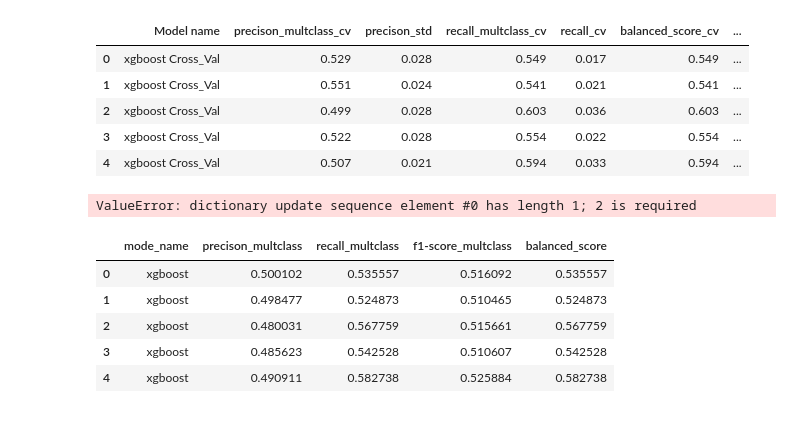
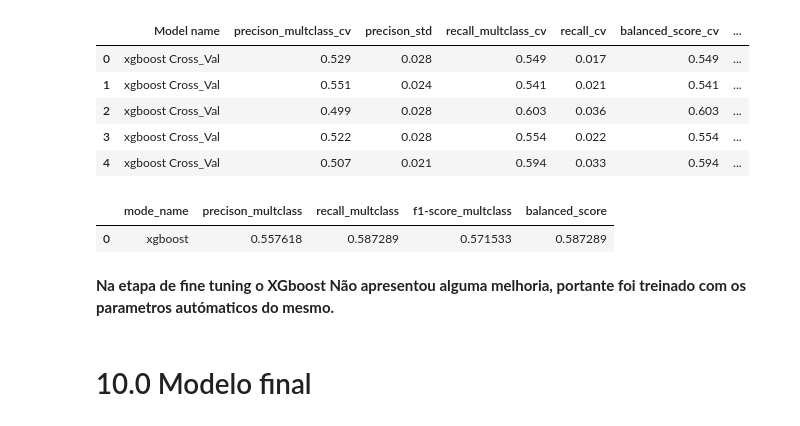
Before and after one commit to lavinomenezes/desafio_indicium, a Jupyter notebook: notebooks/desafio_indicium_lm_v07_fine tuning.ipynb, the cells around one changed output. Drawn from its saved outputs; the diff is of its cells as text; code cells hidden in the pictures.

Commit message:
'predictions'

```diff
--- a/notebooks/desafio_indicium_lm_v07_fine tuning.ipynb
+++ b/notebooks/desafio_indicium_lm_v07_fine tuning.ipynb
@@ -235,27 +235,16 @@ best_paramns = {'colsample_bytree': 0.7336051564716887, 'max_depth': 3.0, 'min_c
 sample_weights = class_weight.compute_sample_weight(class_weight='balanced',y=y_train)
 # %%
 # #model
-aux_df = pd.DataFrame()
-for i in best_paramns:
-    best_paramns = dict(i)
-    xgb_model_final = xgb.XGBClassifier(n_estimators =int(best_paramns['n_estimators']),
-                                          max_depth = int(best_paramns['max_depth']),
-                                          min_child_weight=int(best_paramns['min_child_weight']),
-                                          colsample_bytree=int(best_paramns['colsample_bytree']),
-                                          seed = 42).fit(X_train,y_train,sample_weight=sample_weights)
+xgb_model_final = xgb.XGBClassifier(seed = 42).fit(X_train,y_train,sample_weight=sample_weights)
 # #predict
-    yhat_xgb = xgb_model_final.predict(X_val)
+yhat_xgb = xgb_model_final.predict(X_val)
 
 # #metrics
-    aux_df = pd.concat([aux_df,mult_metrics('xgboost',y_val,yhat_xgb)],ignore_index=True)
+mult_metrics('xgboost',y_val,yhat_xgb)
 # %% [output]
-ValueError: dictionary update sequence element #0 has length 1; 2 is required
+|  | mode_name | precison_multclass | recall_multclass | f1-score_multclass | balanced_score |
+| 0 | xgboost | 0.557618 | 0.587289 | 0.571533 | 0.587289 |
-# %%
-aux_df
-# %% [output]
-|  | mode_name | precison_multclass | recall_multclass | f1-score_multclass | balanced_score |
-| 0 | xgboost | 0.500102 | 0.535557 | 0.516092 | 0.535557 |
-| 1 | xgboost | 0.498477 | 0.524873 | 0.510465 | 0.524873 |
-| 2 | xgboost | 0.480031 | 0.567759 | 0.515661 | 0.567759 |
-| 3 | xgboost | 0.485623 | 0.542528 | 0.510607 | 0.542528 |
-| 4 | xgboost | 0.490911 | 0.582738 | 0.525884 | 0.582738 |
+# %% [markdown]
+**Na etapa de fine tuning o XGboost Não apresentou alguma melhoria, portante foi treinado com os parametros autómaticos do mesmo.**
+# %% [markdown]
+# 10.0 Modelo final
```
Also changed, not shown: parts of 11 cells of this notebook, 15 other files.
